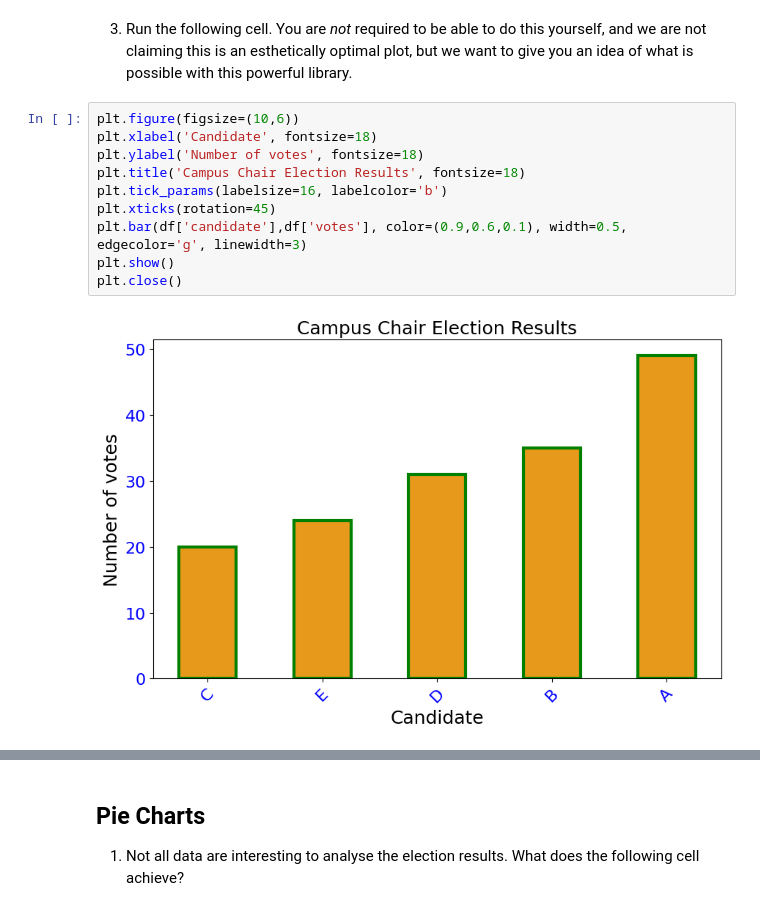
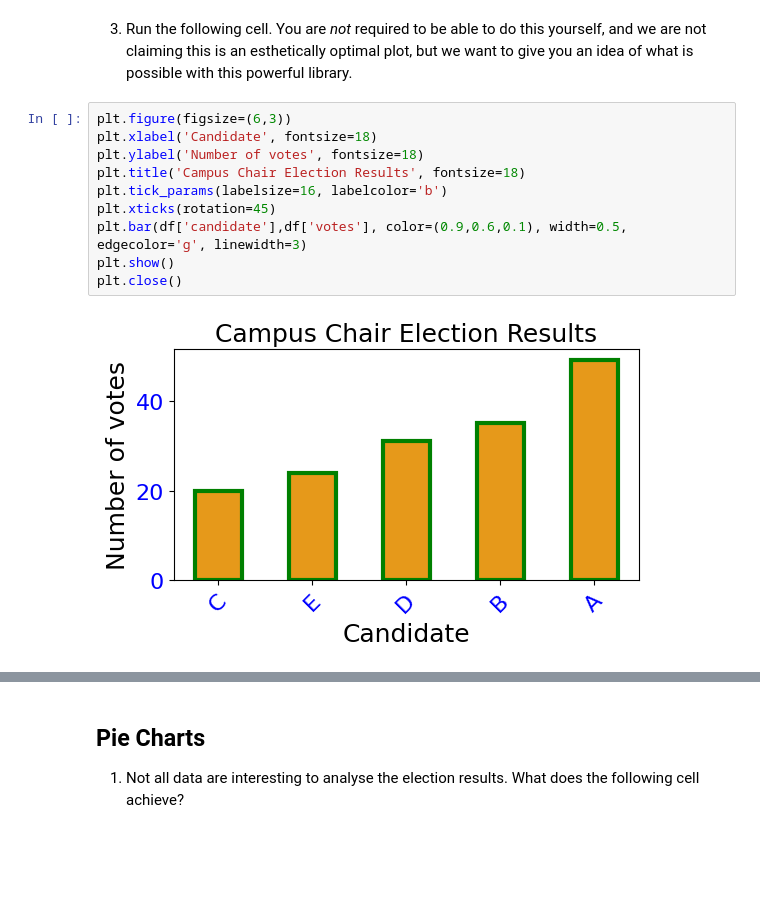
Before and after one commit to KUL-Industriele-ingenieurs/statistical-data-management, a Jupyter notebook: statistical-data-management/Session01.ipynb, the cells around one changed output, grey strips where cells are left out. Drawn from its saved outputs; the diff is of its cells as text; blank space fills up the shorter version.

```diff
--- a/statistical-data-management/Session01.ipynb
+++ b/statistical-data-management/Session01.ipynb
@@ -102,14 +143,14 @@ df = df.sort_values('votes')
 # %% [markdown]
 3. Run the following cell. You are *not* required to be able to do this yourself, and we are not claiming this is an esthetically optimal plot, but we want to give you an idea of what is possible with this powerful library.
 # %%
-plt.figure(figsize=(10,6))
+plt.figure(figsize=(6,3))
 plt.xlabel('Candidate', fontsize=18)
 plt.ylabel('Number of votes', fontsize=18)
 plt.title('Campus Chair Election Results', fontsize=18)
 plt.tick_params(labelsize=16, labelcolor='b')
 plt.xticks(rotation=45)
 plt.bar(df['candidate'],df['votes'], color=(0.9,0.6,0.1), width=0.5, edgecolor='g', linewidth=3)
 plt.show()
 plt.close()
 # %% [output]
-[figure, old version]
+[figure, new version]
```
Also changed, not shown: parts of 10 cells of this notebook, 1 other file.
